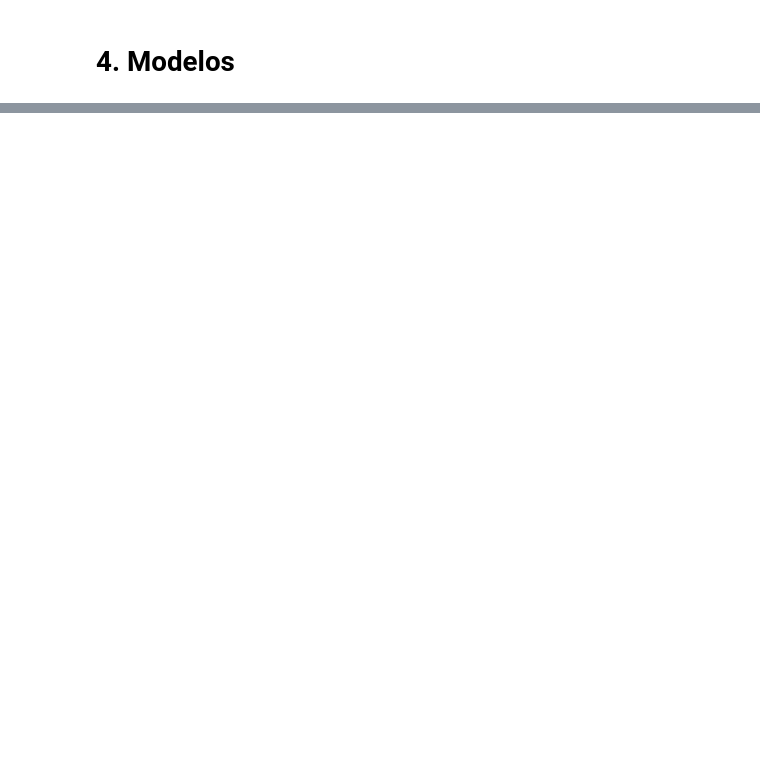
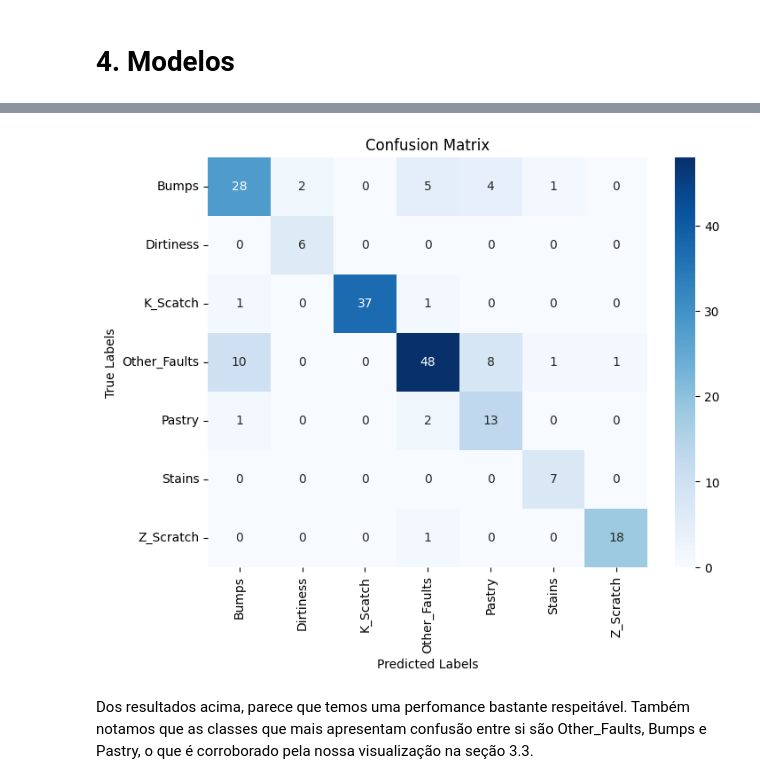
Before and after one commit to andrey-lolobrigida/Steel-Plates-Faults, a Jupyter notebook: main_notebook.ipynb, the cells around one changed output, grey strips where cells are left out. Drawn from its saved outputs; the diff is of its cells as text; code cells hidden in the pictures; blank space fills up the shorter version.

```diff
--- a/main_notebook.ipynb
+++ b/main_notebook.ipynb
@@ -379,0 +929,23 @@ MODELOS A SEREM TESTADOS:
+# %%
+rf_model = RandomForestClassifier(class_weight='balanced',random_state=seed)
+
+param_grid = {
+    'n_estimators': [150, 200, 250],
+    'criterion': ['gini', 'entropy'],
+    'max_depth': [None, 8],
+    'min_samples_split': [2, 5],
+    'min_samples_leaf': [1, 2],
+    'max_features': ['sqrt', None]
+}
+
+grid_search = GridSearchCV(estimator=rf_model,
+                           param_grid=param_grid,
+                           cv=stratified_cv,
+                           scoring='balanced_accuracy',
+                           verbose=1)
+
+grid_search.fit(X_train, y_train)
+model_and_score_feature_engineering.append([grid_search.best_estimator_, grid_search.best_score_])
+
+print("Best parameters:", grid_search.best_params_)
+print("Best cross-validation score:", grid_search.best_score_)
@@ -379,0 +987,3 @@ MODELOS A SEREM TESTADOS:
+# %%
+best_model = model_and_score_feature_engineering[4][0]
+best_model
@@ -379,0 +1012,6 @@ MODELOS A SEREM TESTADOS:
+# %%
+X = test_set.drop(fault_types + ['fault_type'], axis=1)
+X = feature_engineering(X.copy())
+X = X.drop(features_to_drop, axis=1)
+
+y = test_set['fault_type']
@@ -379,0 +1020,2 @@ MODELOS A SEREM TESTADOS:
+# %%
+pred_labels = best_model.predict(X)
@@ -379,0 +1040,6 @@ MODELOS A SEREM TESTADOS:
+# %%
+plot_confusion_matrix(y, pred_labels, y)
+# %% [output]
+[figure, added]
+# %% [markdown]
+Dos resultados acima, parece que temos uma perfomance bastante respeitável. Também notamos que as classes que mais apresentam confusão entre si são Other_Faults, Bumps e Pastry, o que é corroborado pela nossa visualização na seção 3.3.
```
Also changed, not shown: parts of 77 cells of this notebook, 3 other files.
